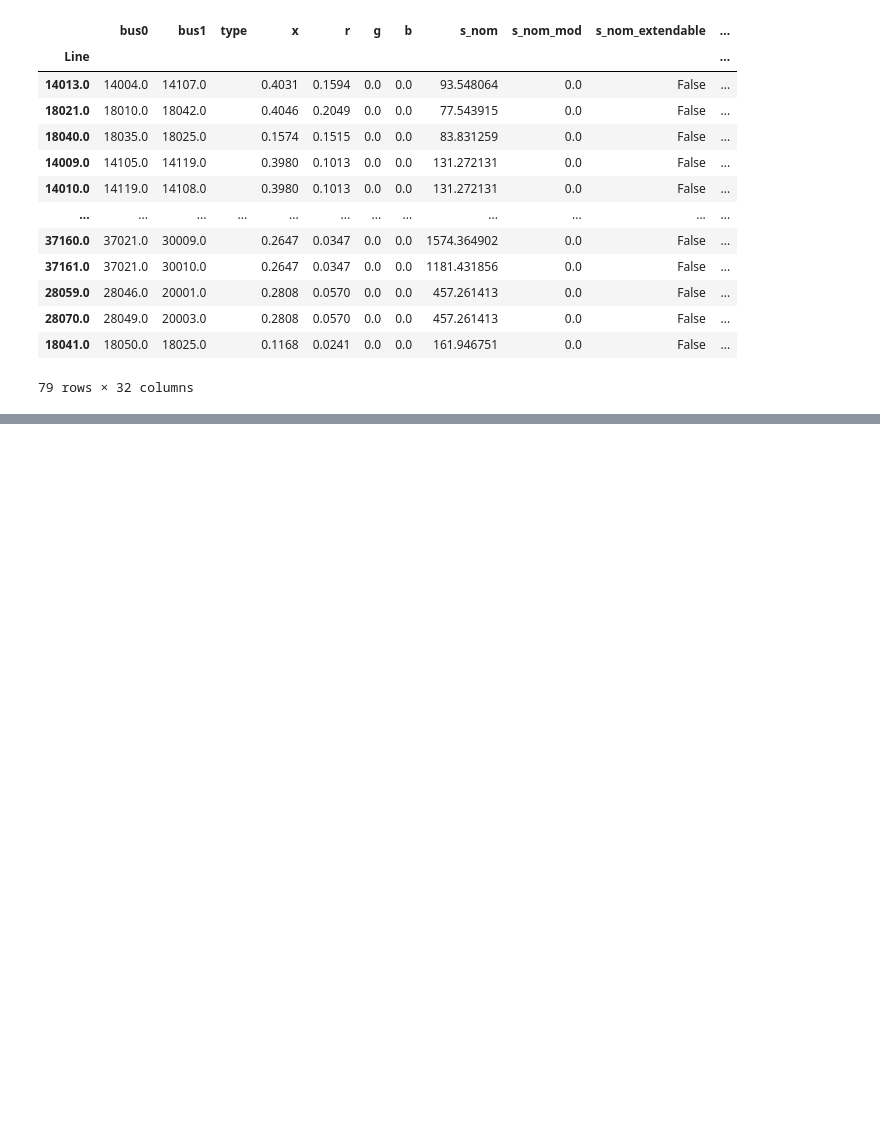
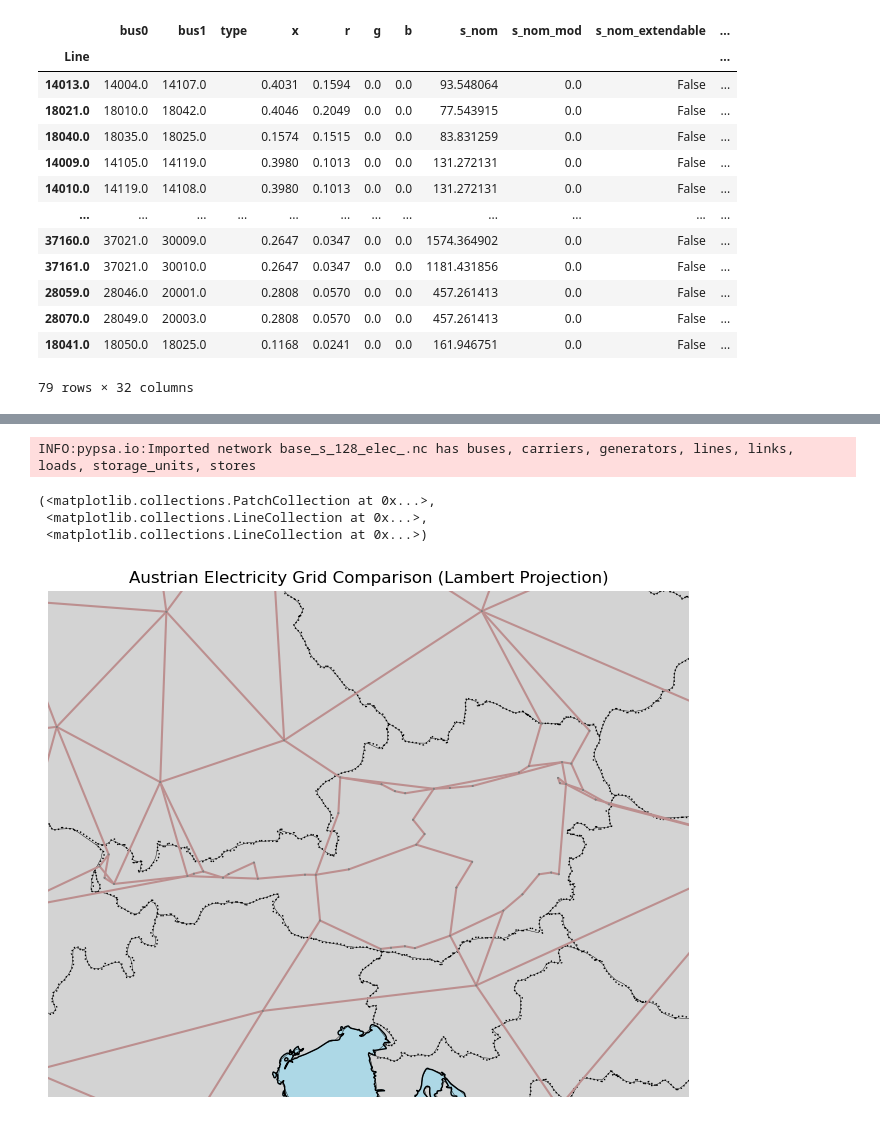
Before and after one commit to bjoernellens1/pypsa-eur-evt, a Jupyter notebook: notebooks-MA/shp_pypsa_workflow.ipynb, the cells around one changed output, grey strips where cells are left out. Saved outputs shown, nothing was run; the diff lists cells and outputs as text; code cells hidden in the pictures; blank space fills up the shorter version.

Commit message:
update: successfull comparison of qgis and pypsa-eur

```diff
--- a/notebooks-MA/shp_pypsa_workflow.ipynb
+++ b/notebooks-MA/shp_pypsa_workflow.ipynb
@@ -309,0 +424,56 @@ cross_border_lines # better double check that
+# %%
+n_test = pypsa.Network("../results/128_wAT_entsoe_finetuned/networks/base_s_128_elec_.nc")
+# %% [output]
+INFO:pypsa.io:Imported network base_s_128_elec_.nc has buses, carriers, generators, lines, links, loads, storage_units, stores
+# %%
+# Define Lambert Conformal projection centered over Austria
+projection = ccrs.LambertConformal(central_longitude=13.3, central_latitude=47.5)
+
+# Create custom line colors for cross-border lines
+#line_colors = n.lines["cross_border"].map({True: "red", False: "blue"})
+
+projection_params = {"central_longitude": 10, "central_latitude": 50}  # Parameters for the projection
+
+# Define a narrower extent around the central point for a closer zoom
+extent_lon_range = 4  # Smaller longitude range for more zoom
+extent_lat_range = 3  # Smaller latitude range for more zoom
+extent = [
+    projection_params["central_longitude"] - extent_lon_range,
+    projection_params["central_longitude"] + extent_lon_range,
+    projection_params["central_latitude"] - extent_lat_range,
+    projection_params["central_latitude"] + extent_lat_range
+]
+figsize = (8.27, 11.69)  # Size of the figure (A4)
+
+# Create the plot with the projection
+fig, ax = plt.subplots(
+    figsize=figsize,
+    subplot_kw={"projection": projection}
+)
+
+# Set the extent to crop to the center
+ax.set_extent(extent, crs=ccrs.PlateCarree())
+
+import cartopy.feature as cfeature
+# Add features for the background map
+ax.add_feature(cfeature.LAND, color='lightgray')
+ax.add_feature(cfeature.OCEAN, color='lightblue')
+ax.add_feature(cfeature.BORDERS, linestyle=':')
+ax.add_feature(cfeature.COASTLINE)
+
+# Plot the network
+n_test.plot(
+    ax=ax,
+    geomap=True,
+    projection=projection,
+    line_widths=1.5,
+    bus_sizes=.0001,
+    bus_colors="gray",
+    title="Austrian Electricity Grid Comparison (Lambert Projection)",
+    boundaries=[9,18,45,50]
+)
+# %% [output]
+(<matplotlib.collections.PatchCollection at 0x...>,
+ <matplotlib.collections.LineCollection at 0x...>,
+ <matplotlib.collections.LineCollection at 0x...>)
+[figure, added]
```
Also changed, not shown: parts of 19 cells of this notebook, 1 other file.
